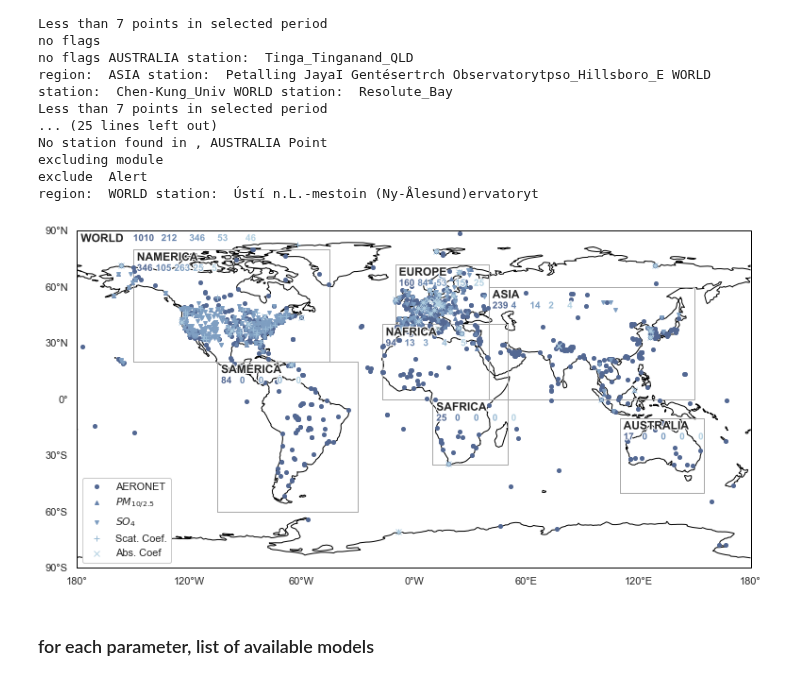
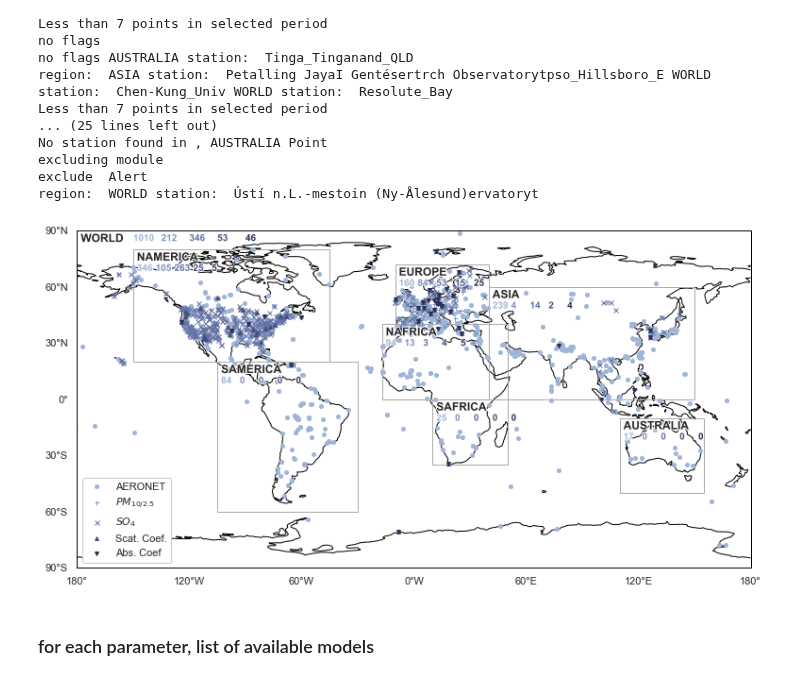
Before and after one commit to AugustinMortier/aerosol_trends, a Jupyter notebook: scripts/regions&params.ipynb, the cells around one changed output. Drawn from its saved outputs; the diff is of its cells as text; code cells hidden in the pictures.

```diff
--- a/scripts/regions&params.ipynb
+++ b/scripts/regions&params.ipynb
@@ -96,13 +94,21 @@ for region in regions:
     txt.set_path_effects([PathEffects.withStroke(linewidth=2, foreground='w')])
 
 #plot the observations available
-palette = sns.cubehelix_palette(len(parameters), start=0, rot=-.15, dark=.4, light=.8, reverse=True)
+palette = sns.cubehelix_palette(len(parameters), start=0, rot=-.1, dark=.2, light=.7, reverse=False)
+#palette = sns.light_palette("navy", reverse=False)
+#palette = sns.color_palette("Blues", n_colors=len(parameters))
+#palette = list(reversed(['#2d3d60','#150578','#192bc2','#449dd1','#78c0e0']))
+#palette = sns.color_palette('Set2')
+#palette = ['#a6cee3','#1f78b4','#fb9a99','#b2df8a','#33a02c']
+#palette = sns.color_palette('deep')
+#palette = [palette[i] for i in [7,2,3,9,0]]
+
 #palette = sns.color_palette("pastel")
 #parameters = ['od550aer', 'concpm10', 'concso4', 'scatc550dryaer', 'absc550aer']
 networks = ['AERONET', '$PM_{10/2.5}$', '$SO_{4}$', 'Scat. Coef.', 'Abs. Coef']
 colors = [palette[i] for i, var in enumerate(parameters)]
-markers = ['o','^', 'v', '+', 'x']
-sizes = [4, 4, 4, 6, 6]
+markers = ['o', '+', 'x','^', 'v']
+sizes = [4, 5, 5, 4, 4]
 for i, var in enumerate(parameters):
     lons = [station ['lon'] for station in OBS[var]['WORLD']['stations']]
     lats = [station ['lat'] for station in OBS[var]['WORLD']['stations']]
@@ -114,34 +120,34 @@ for i, var in enumerate(parameters):
     lat_formatter = LatitudeFormatter()
     ax.xaxis.set_major_formatter(lon_formatter)
     ax.yaxis.set_major_formatter(lat_formatter)
 
     #add nmax
     for region in regions:
         pyreg = pya.Region(region)
         reglons = pyreg['lon_range']
         reglats = pyreg['lat_range']
         y0 = reglats[1]-2
         if region=='WORLD':
             x0 = reglons[0]+30
             dx = 15
             dy = 0
         else:
             x0 = reglons[0]+2
             dx=10
             dy = 6
         if region in OBS[var]:
             nmax = len(OBS[var][region]['stations'])
         else:
             nmax = 0
         txt = ax.text(x0+i*dx, y0-dy, nmax, ha='left', va='top', fontweight='bold', fontsize=10, color=colors[i])
         txt.set_path_effects([PathEffects.withStroke(linewidth=2, foreground='w')])
 
 plt.legend(fancybox=True,framealpha=1, shadow=False, facecolor='white')
 #setbackground color
 ax.set_facecolor('#F1F1F1')
 plt.savefig('figs/maps/av_obs.png', dpi=300, bbox_inches='tight')
 # %% [output]
-[figure, old version]
+[figure, new version]
 # %% [markdown]
 ### for each parameter, list of available models
 # %%
```
Also changed, not shown: parts of 1 cell of this notebook, 9 other files.
